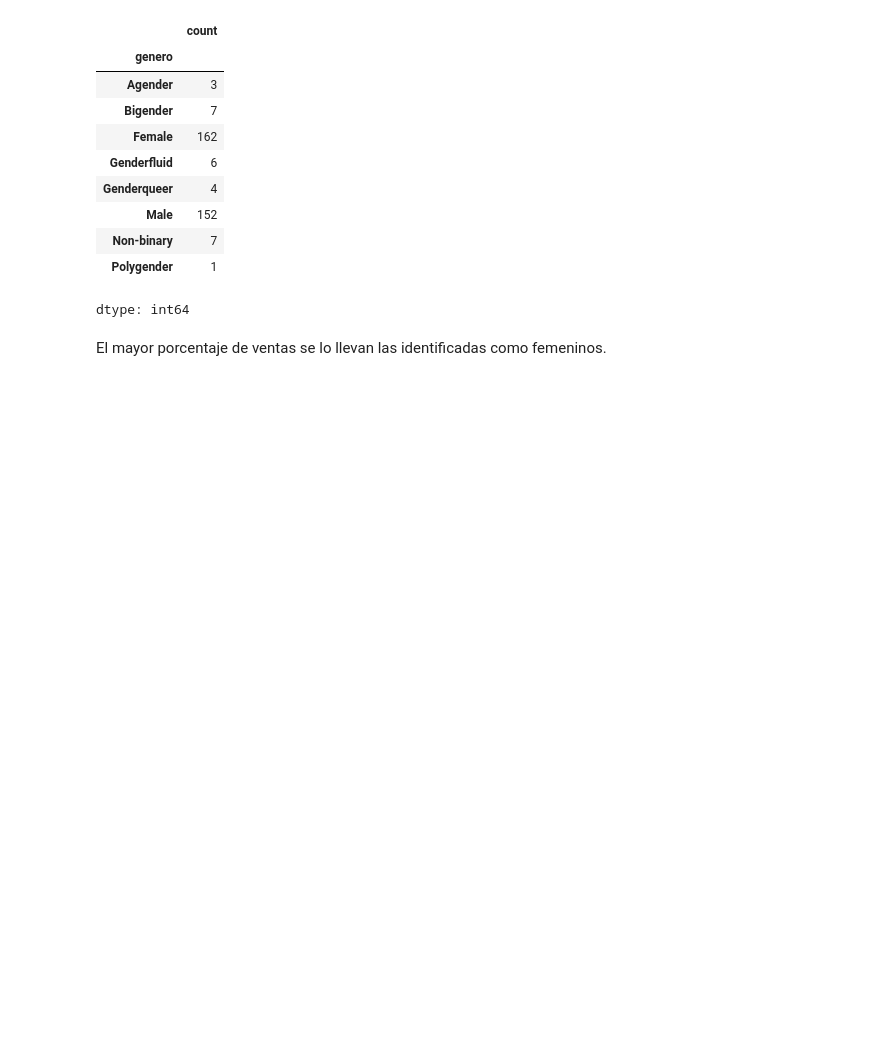
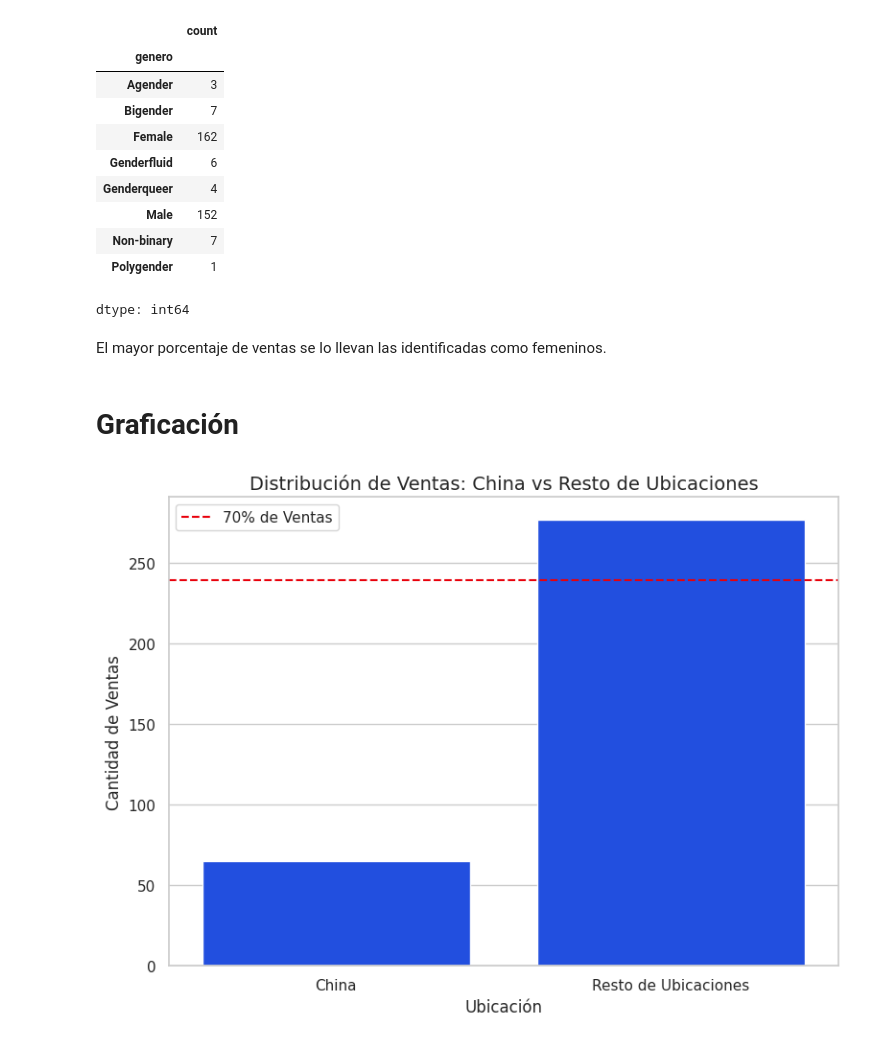
Before and after one commit to Patri2508/Archivos-DA, a Jupyter notebook: Proyecto_CienciadeDatos.ipynb, the cells around one changed output. Cells and saved outputs as stored; diff of their text form; code cells hidden in the pictures; blank space fills up the shorter version.

```diff
--- a/Proyecto_CienciadeDatos.ipynb
+++ b/Proyecto_CienciadeDatos.ipynb
@@ -419,3 +420,32 @@ conteo_genero
 dtype: int64
 # %% [markdown]
 El mayor porcentaje de ventas se lo llevan las identificadas como femeninos.
+# %% [markdown]
+# **Graficación**
+# %%
+# Filtrar por ubicación y contar las ventas
+ventas_por_ubicación = pedidos['ubicacion_geografica'].value_counts()
+
+# Separar China y agrupar el resto como "Resto de ubicaciones"
+ventas_china = ventas_por_ubicación['China']
+resto_ubicación = ventas_por_ubicación.drop('China').sum()
+
+# Crear un nuevo Series con China y el resto
+ventas_agrupadas = pd.Series([ventas_china, resto_ubicación], index=['China', 'Resto de Ubicaciones'])
+
+# Cambiar el tema de seaborn a uno más colorido
+sns.set_theme(style="whitegrid", palette="bright")
+
+# Crear el gráfico de barras
+plt.figure(figsize=(8, 6))
+sns.barplot(x=ventas_agrupadas.index, y=ventas_agrupadas.values)
+plt.title('Distribución de Ventas: China vs Resto de Ubicaciones', fontsize=14)
+plt.xlabel('Ubicación', fontsize=12)
+plt.ylabel('Cantidad de Ventas', fontsize=12)
+plt.axhline(y=len(pedidos) * 0.7, color='r', linestyle='--', label='70% de Ventas')  # Línea de referencia 70%
+
+plt.legend()
+plt.tight_layout()
+plt.show()
+# %% [output]
+[figure, added]
```
Also changed, not shown: parts of 10 cells of this notebook.
